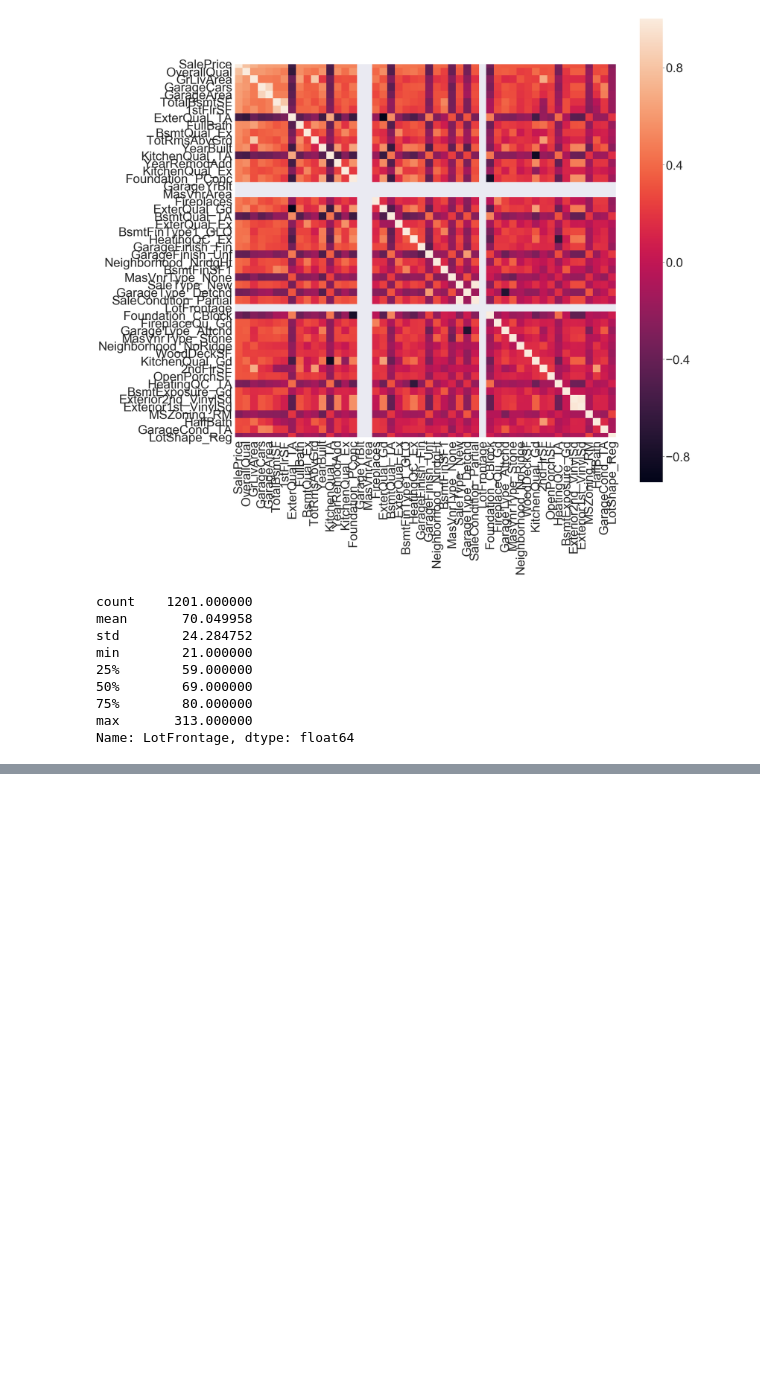
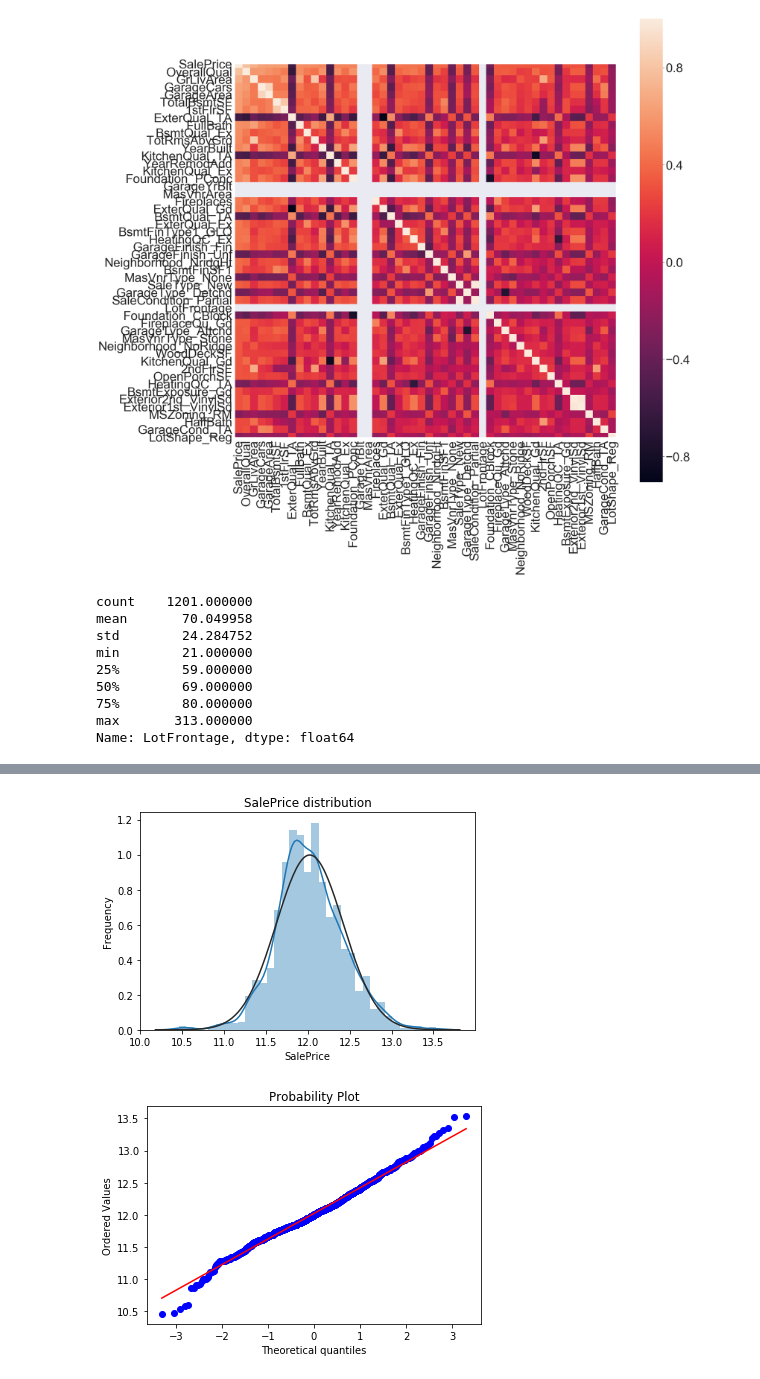
Before and after one commit to M-Garrigues/Kaggle-House-Prices, a Jupyter notebook: notebooks/data_preparation.ipynb, the cells around one changed output, grey strips where cells are left out. Drawn from its saved outputs; the diff is of its cells as text; code cells hidden in the pictures; blank space fills up the shorter version.

```diff
--- a/notebooks/data_preparation.ipynb
+++ b/notebooks/data_preparation.ipynb
@@ -190,3 +190,19 @@ min        21.000000
 75%        80.000000
 max       313.000000
 Name: LotFrontage, dtype: float64
+# %%
+processed_data = data.drop((missing_data[missing_data['Total'] > 1]).index,1)
+processed_data = processed_data.drop(processed_data.loc[processed_data['Electrical'].isnull()].index)
+processed_data.isnull().sum().max()
+mydata = processed_data
+# %%
+mydata.drop(mydata[(mydata['OverallQual']<5) & (mydata['SalePrice']>200000)].index, inplace=True)
+mydata.drop(mydata[(mydata['GrLivArea']>4000) & (mydata['SalePrice']<300000)].index, inplace=True)
+mydata.reset_index(drop=True, inplace=True)
+
+# Some of the non-numeric predictors are stored as numbers; we convert them into strings
+mydata['MSSubClass'] = mydata['MSSubClass'].apply(str)
+mydata['YrSold'] = mydata['YrSold'].astype(str)
+mydata['MoSold'] = mydata['MoSold'].astype(str)
+
+mydata
@@ -192,0 +249,15 @@ Name: LotFrontage, dtype: float64
+# %%
+mydata["SalePrice"] = np.log1p(data["SalePrice"])
+# %%
+sns.distplot(mydata['SalePrice'] , fit=norm);
+
+plt.ylabel('Frequency')
+plt.title('SalePrice distribution')
+
+#Get also the QQ-plot
+fig = plt.figure()
+res = stats.probplot(mydata['SalePrice'], plot=plt)
+plt.show()
+# %% [output]
+[figure, added]
+[figure, added]
```
Also changed, not shown: parts of 4 cells of this notebook, 1 other file.
